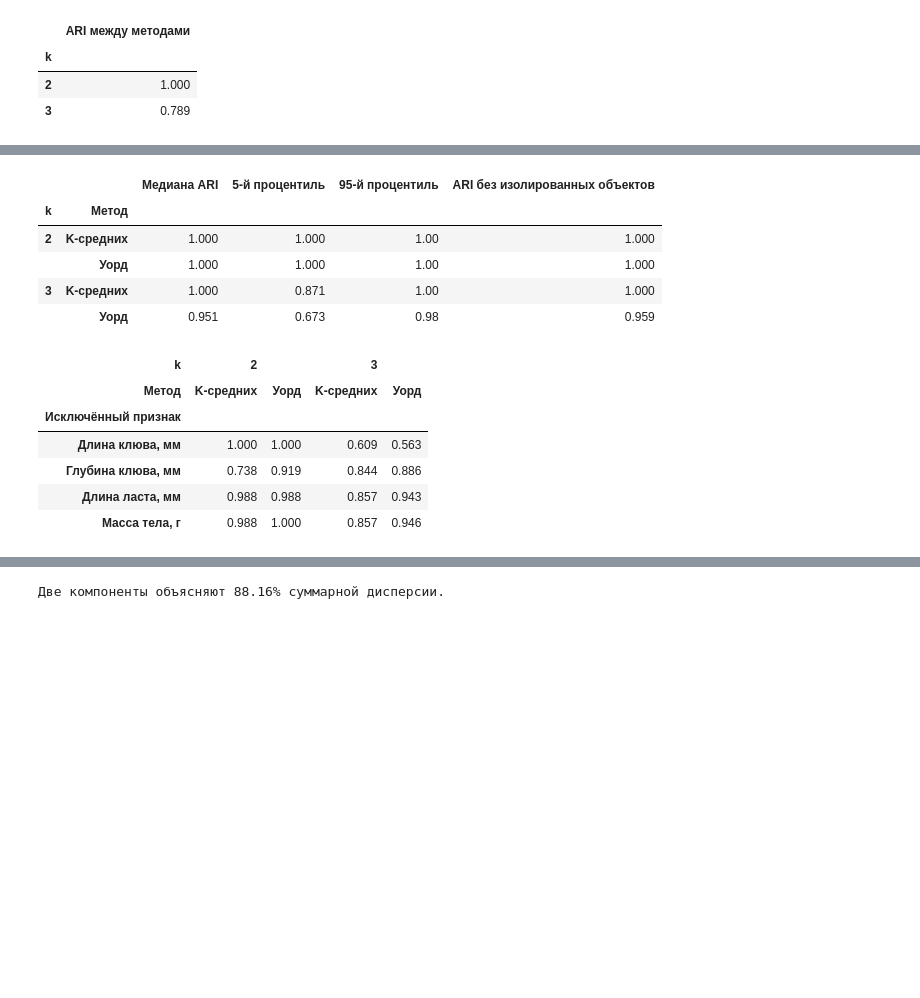
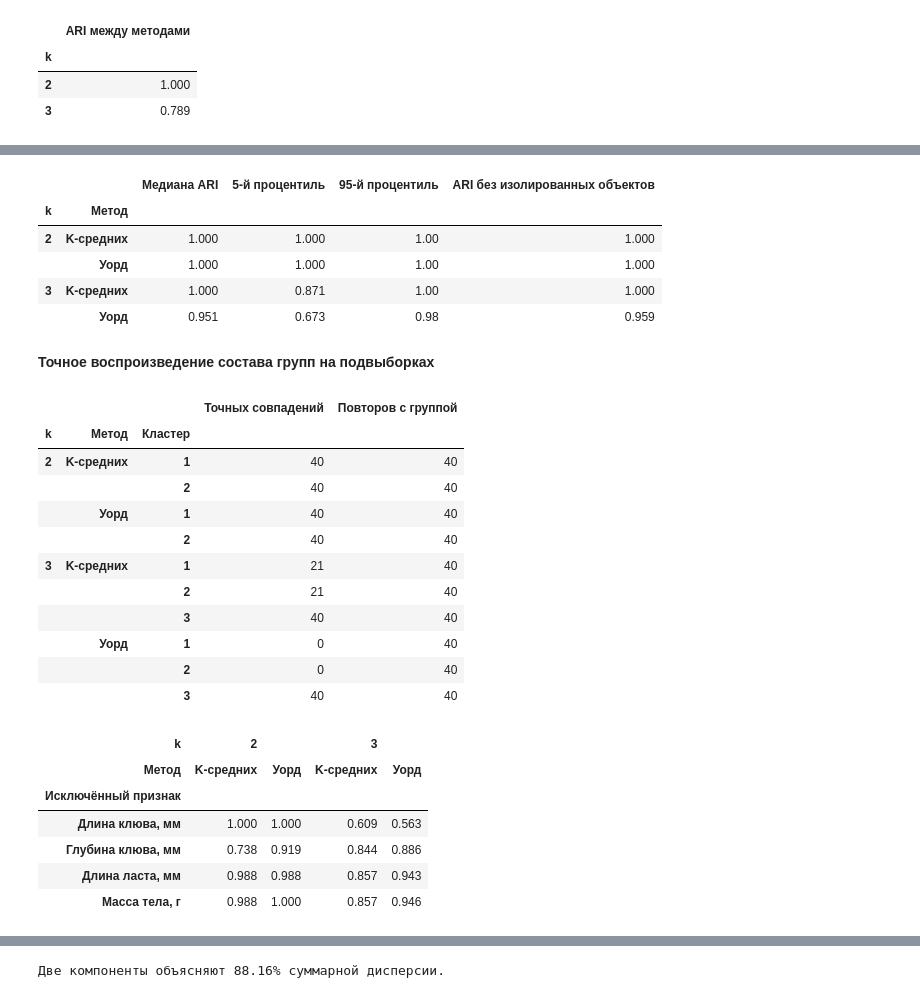
Before and after one commit to dmtrx123/Lab3, a Jupyter notebook: lab_03_penguins.ipynb, the cells around one changed output, grey strips where cells are left out. Cells and saved outputs as stored; diff of their text form; code cells hidden in the pictures; blank space fills up the shorter version.

```diff
--- a/lab_03_penguins.ipynb
+++ b/lab_03_penguins.ipynb
@@ -372,11 +384,13 @@ for (k, method), labels in partitions.items():
         mask = labels == number
         group_values = X[mask]
         group_residuals = group_values - center_z[number - 1]
+        cluster_silhouettes = object_silhouettes[mask]
         compactness.append({
             "k": k, "Метод": method, "Кластер": number, "Число особей": mask.sum(),
             "Ср. попарное расстояние": pdist(group_values).mean(),
             "RMS до центра": np.sqrt((group_residuals ** 2).sum(axis=1).mean()),
-            "Средний силуэт": object_silhouettes[mask].mean(),
+            "Средний силуэт": cluster_silhouettes.mean(),
+            "Силуэт < 0, шт.": (cluster_silhouettes < 0).sum(),
         })
 
 comparison_table = pd.DataFrame(comparison).set_index(["k", "Метод"])
@@ -511,45 +537,74 @@ def refit_partitions(values):
 
 rng = np.random.default_rng(SEED)
 stability_runs = {key: [] for key in partitions}
+cluster_recovery = []
 for _ in range(40):
     sample = np.sort(rng.choice(len(morphology), size=round(0.8 * len(morphology)), replace=False))
     sample_partitions = refit_partitions(morphology.iloc[sample])
-    for key, labels in sample_partitions.items():
-        stability_runs[key].append(adjusted_rand_score(partitions[key][sample], labels))
+    for (k, method), labels in sample_partitions.items():
+        reference = partitions[k, method][sample]
+        stability_runs[k, method].append(adjusted_rand_score(reference, labels))
+        for cluster in np.unique(reference):
+            members = reference == cluster
+            new_cluster = labels[members][0]
+            cluster_recovery.append({
+                "k": k, "Метод": method, "Кластер": cluster,
+                "Совпадение": np.array_equal(members, labels == new_cluster),
+            })
 
 central_partitions = refit_partitions(morphology.iloc[~isolated])
 stability_table = pd.DataFrame([
     {
         "k": k, "Метод": method, "Медиана ARI": np.median(runs),
         "5-й процентиль": np.quantile(runs, 0.05), "95-й процентиль": np.quantile(runs, 0.95),
         "ARI без изолированных объектов": adjusted_rand_score(
             partitions[k, method][~isolated], central_partitions[k, method]
         ),
     }
     for (k, method), runs in stability_runs.items()
 ]).set_index(["k", "Метод"])
 display(stability_table.round(3))
+recovery_table = (
+    pd.DataFrame(cluster_recovery)
+    .groupby(["k", "Метод", "Кластер"], sort=False)["Совпадение"]
+    .agg(**{"Точных совпадений": "sum", "Повторов с группой": "count"})
+)
+display(Markdown("**Точное воспроизведение состава групп на подвыборках**"))
+display(recovery_table)
 
 ablation = []
 for name, description in FEATURES.items():
     reduced_partitions = refit_partitions(morphology.drop(columns=name))
     ablation.append(pd.Series({
         key: adjusted_rand_score(partitions[key], labels) for key, labels in reduced_partitions.items()
     }, name=description))
 ablation_table = pd.DataFrame(ablation).rename_axis(index="Исключённый признак", columns=["k", "Метод"])
 display(ablation_table.round(3))
 # %% [output]
 |  |  | Медиана ARI | 5-й процентиль | 95-й процентиль | ARI без изолированных объектов |
 | k | Метод |  |  |  |  |
 | 2 | K-средних | 1.000 | 1.000 | 1.00 | 1.000 |
 |  | Уорд | 1.000 | 1.000 | 1.00 | 1.000 |
 | 3 | K-средних | 1.000 | 0.871 | 1.00 | 1.000 |
 |  | Уорд | 0.951 | 0.673 | 0.98 | 0.959 |
+**Точное воспроизведение состава групп на подвыборках**
-| k | 2 |  | 3 |  |
-| Метод | K-средних | Уорд | K-средних | Уорд |
-| Исключённый признак |  |  |  |  |
-| Длина клюва, мм | 1.000 | 1.000 | 0.609 | 0.563 |
-| Глубина клюва, мм | 0.738 | 0.919 | 0.844 | 0.886 |
-| Длина ласта, мм | 0.988 | 0.988 | 0.857 | 0.943 |
-| Масса тела, г | 0.988 | 1.000 | 0.857 | 0.946 |
+|  |  |  | Точных совпадений | Повторов с группой |
+| k | Метод | Кластер |  |  |
+| 2 | K-средних | 1 | 40 | 40 |
+|  |  | 2 | 40 | 40 |
+|  | Уорд | 1 | 40 | 40 |
+|  |  | 2 | 40 | 40 |
+| 3 | K-средних | 1 | 21 | 40 |
+|  |  | 2 | 21 | 40 |
+|  |  | 3 | 40 | 40 |
+|  | Уорд | 1 | 0 | 40 |
+|  |  | 2 | 0 | 40 |
+|  |  | 3 | 40 | 40 |
+| k | 2 |  | 3 |  |
+| Метод | K-средних | Уорд | K-средних | Уорд |
+| Исключённый признак |  |  |  |  |
+| Длина клюва, мм | 1.000 | 1.000 | 0.609 | 0.563 |
+| Глубина клюва, мм | 0.738 | 0.919 | 0.844 | 0.886 |
+| Длина ласта, мм | 0.988 | 0.988 | 0.857 | 0.943 |
+| Масса тела, г | 0.988 | 1.000 | 0.857 | 0.946 |
 # %% [markdown]
```
Also changed, not shown: parts of 12 cells of this notebook.
